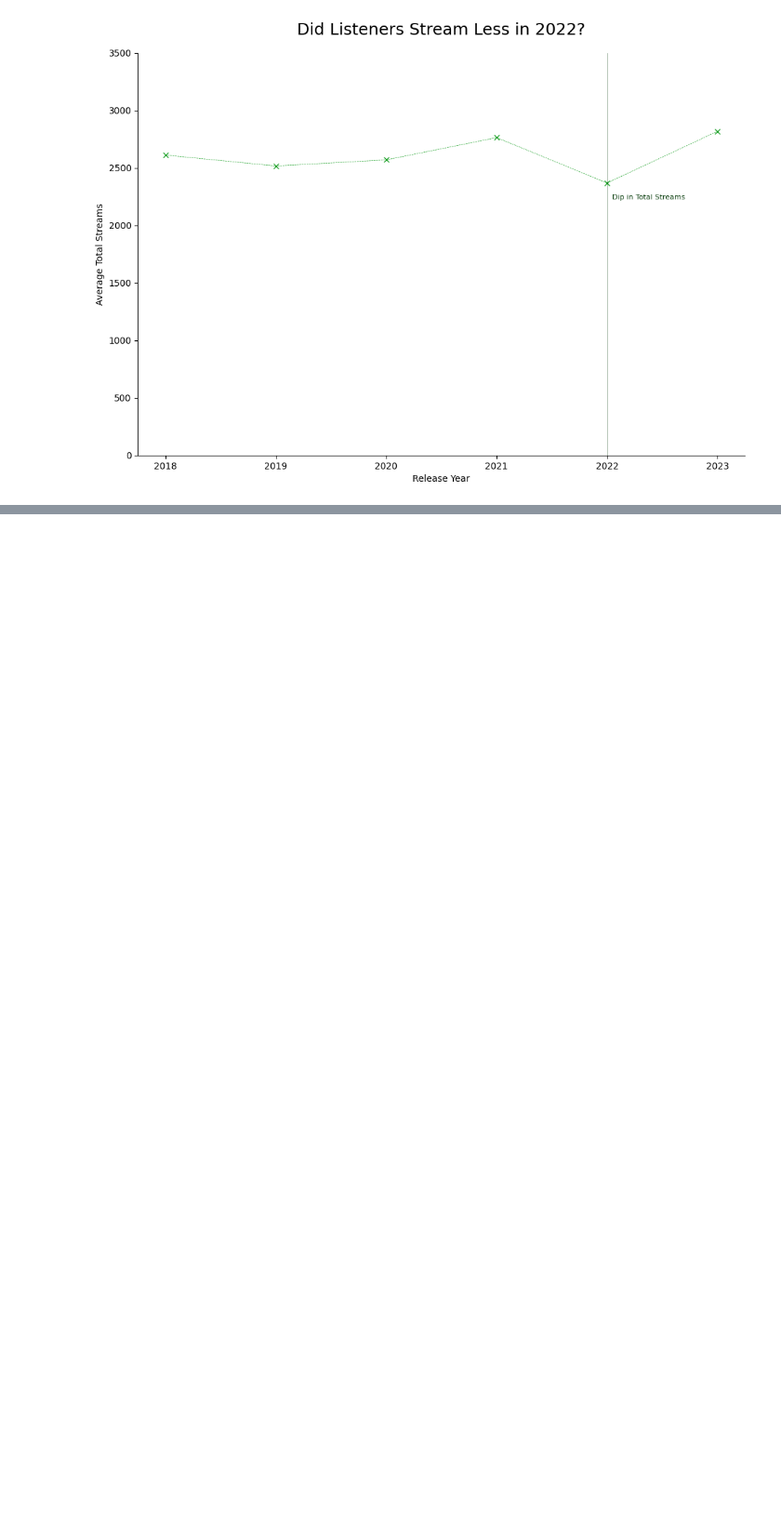
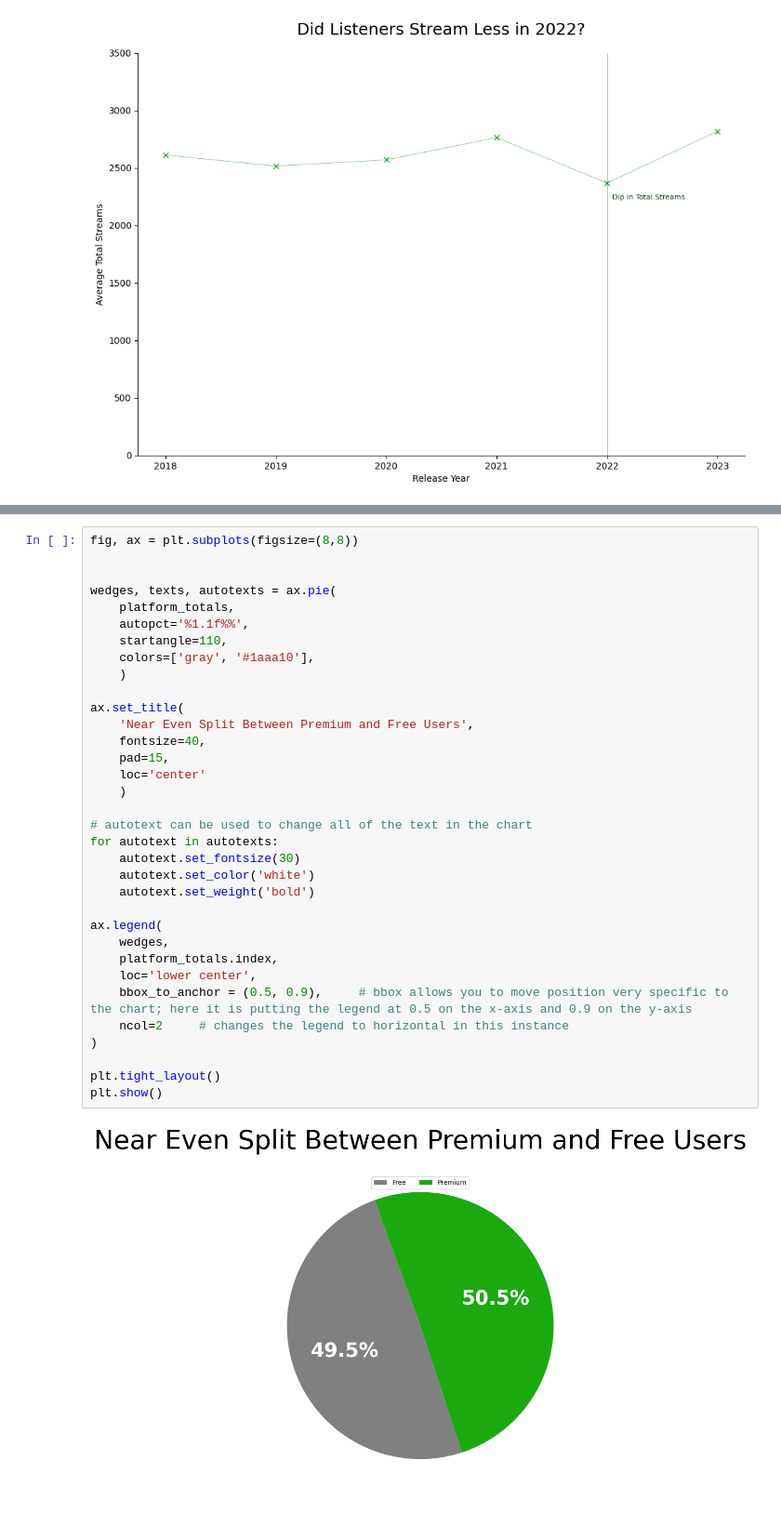
Before and after one commit to kc0leman/learning_plots_kyle, a Jupyter notebook: notebooks/intro_matplotlib_lesson_follow.ipynb, the cells around one changed output, grey strips where cells are left out. Shown at 93% size. Cells and saved outputs as stored; diff of their text form; blank space fills up the shorter version.

```diff
--- a/notebooks/intro_matplotlib_lesson_follow.ipynb
+++ b/notebooks/intro_matplotlib_lesson_follow.ipynb
@@ -355,0 +417,36 @@ plt.show()
+# %%
+fig, ax = plt.subplots(figsize=(8,8))
+
+
+wedges, texts, autotexts = ax.pie(
+    platform_totals,
+    autopct='%1.1f%%',
+    startangle=110,
+    colors=['gray', '#1aaa10'],
+    )
+
+ax.set_title(
+    'Near Even Split Between Premium and Free Users',
+    fontsize=40,
+    pad=15,
+    loc='center'
+    )
+
+# autotext can be used to change all of the text in the chart
+for autotext in autotexts:
+    autotext.set_fontsize(30)
+    autotext.set_color('white')
+    autotext.set_weight('bold')
+
+ax.legend(
+    wedges,
+    platform_totals.index,
+    loc='lower center',
+    bbox_to_anchor = (0.5, 0.9),     # bbox allows you to move position very specific to the chart; here it is putting the legend at 0.5 on the x-axis and 0.9 on the y-axis
+    ncol=2     # changes the legend to horizontal in this instance
+)
+
+plt.tight_layout()
+plt.show()
+# %% [output]
+[figure, added]
```
Also changed, not shown: parts of 4 cells of this notebook.
